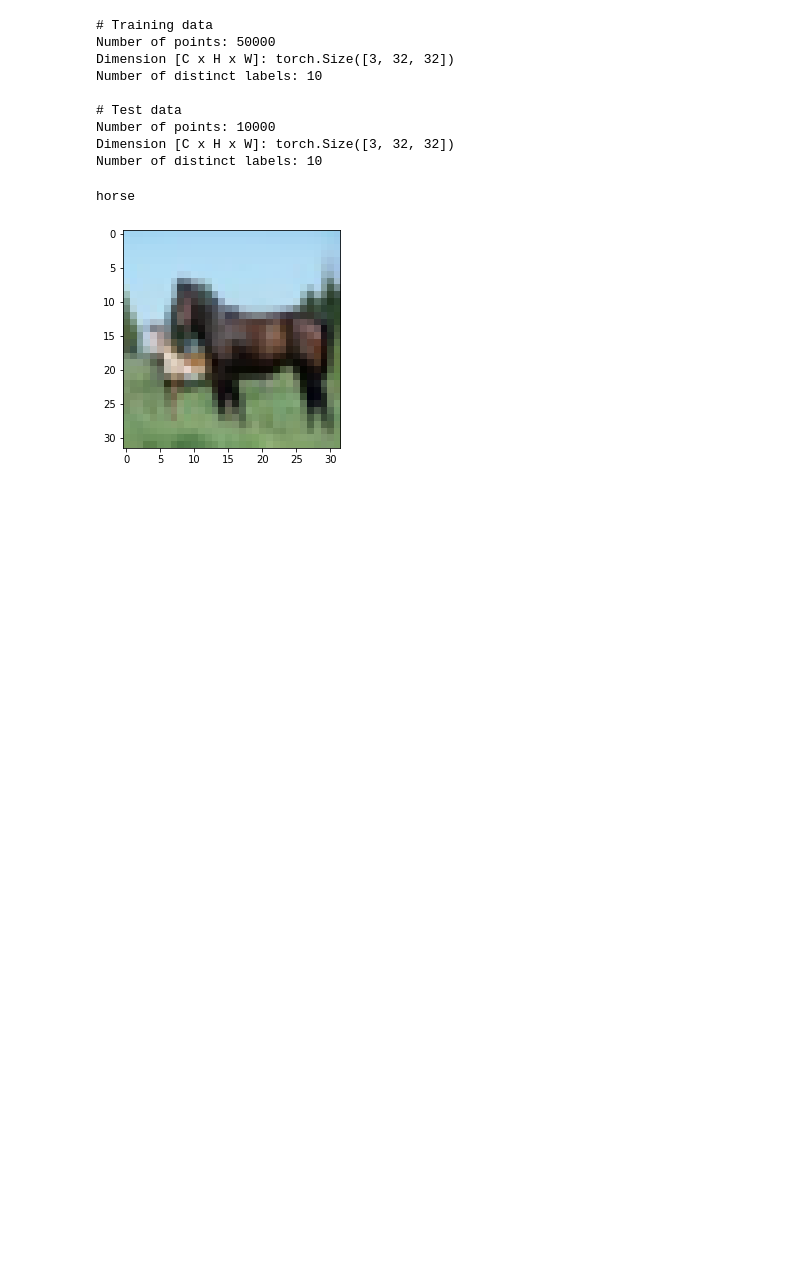
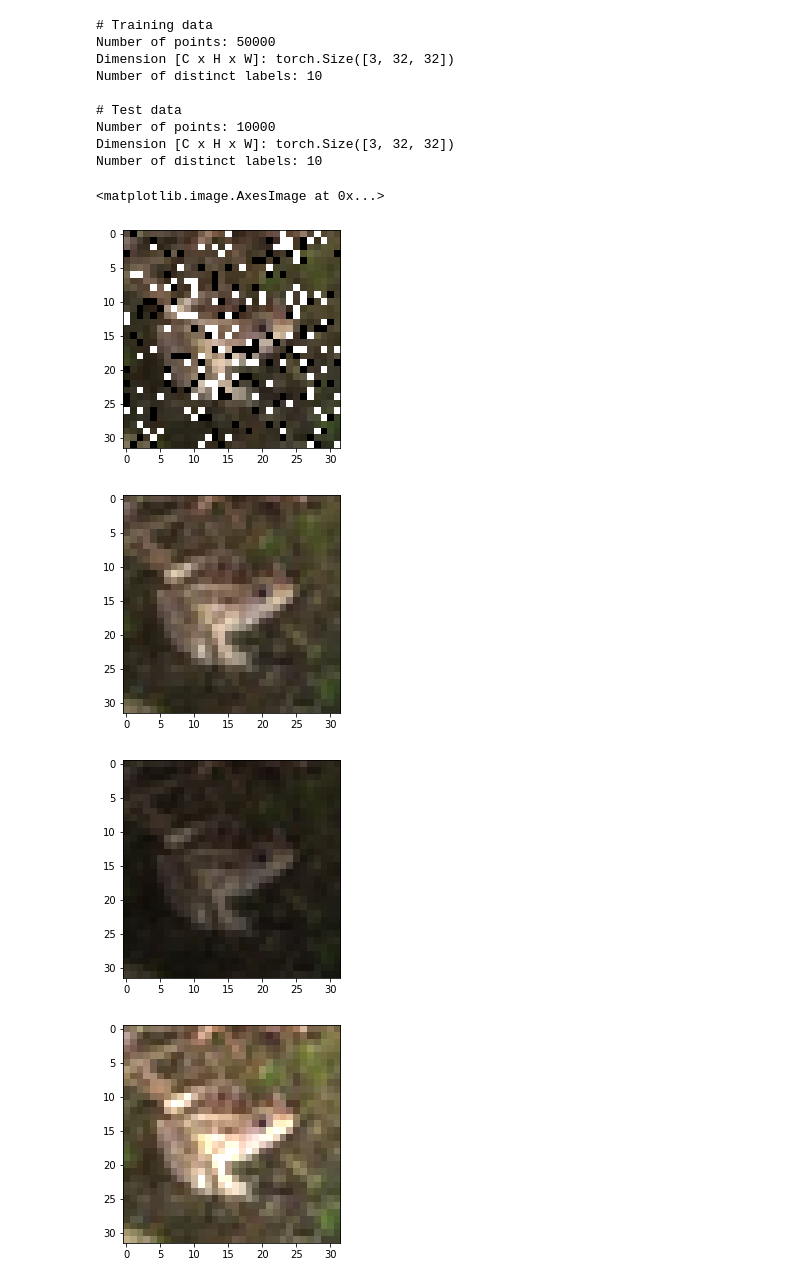
Before and after one commit to mactat/DL-IQIWA, a Jupyter notebook: data_loading.ipynb, the cells around one changed output. Saved outputs shown, nothing was run; the diff lists cells and outputs as text; code cells hidden in the pictures; blank space fills up the shorter version.

Commit message:
Added noiseeee

```diff
--- a/data_loading.ipynb
+++ b/data_loading.ipynb
@@ -64,0 +80,19 @@ used classes: ('plane', 'car', 'bird', 'cat', 'deer', 'dog', 'frog', 'horse', 's
+# %%
+# too dark
+def darker(arr, darkness_level = 50):
+  trainDarknessNoise = []
+  for sample in arr:
+    withNoise = np.floor_divide(sample, (100/darkness_level)).astype(np.uint8)
+    trainDarknessNoise.append(Image.fromarray(withNoise))
+  return trainDarknessNoise
+# %%
+#too bright
+
+def brighter(arr, brightness_level = 150):
+  brightness_level /= 100
+  trainBrightNoise = []
+  for sample in arr:
+    enhancer = ImageEnhance.Brightness(Image.fromarray(sample))
+    enhanced_im = enhancer.enhance(brightness_level)
+    trainBrightNoise.append(enhanced_im)
+  return trainBrightNoise
@@ -85,24 +125,47 @@ Number of distinct labels: 10
 Number of points: 10000
 Dimension [C x H x W]: torch.Size([3, 32, 32])
 Number of distinct labels: 10
+# %%
+# to numpy
+trainNump = [np.array(sample[0]) for sample in trainset]
+example = trainNump[0]
+
+#salt_and_pepper
+saltAndPepper = salt_and_peper(trainNump, noise_percentage=25)
+dark = darker(trainNump, darkness_level=50)
+bright = brighter(trainNump, brightness_level=150)
 # %%
 # Run this cell multiple time to see more samples
 
 def imshow(img):
     """ show an image """
     img = img / 2 + 0.5 # unnormalize
     npimg = img.numpy()
     plt.imshow(np.transpose(npimg, (1, 2, 0)))
 
 
 # get some random training images
-images, labels = train_data_iter.next()
+#images, labels = train_data_iter.next()
 
 # show images
-imshow(torchvision.utils.make_grid(images))
+#imshow(torchvision.utils.make_grid(images))
 
 # print labels
-print(f"{ classes[labels] }")
+#print(f"{ classes[labels] }")
+
+
+random_ind = random.randint(0,31)
+plt.figure()
+plt.imshow(saltAndPepper[random_ind])
+plt.figure()
+plt.imshow(trainNump[random_ind])
+plt.figure()
+plt.imshow(dark[random_ind])
+plt.figure()
+plt.imshow(bright[random_ind])
 # %% [output]
-horse
+<matplotlib.image.AxesImage at 0x...>
-[figure, old version]
+[figure, new version]
+[figure, added]
+[figure, added]
+[figure, added]
```
Also changed, not shown: parts of 4 cells of this notebook.
